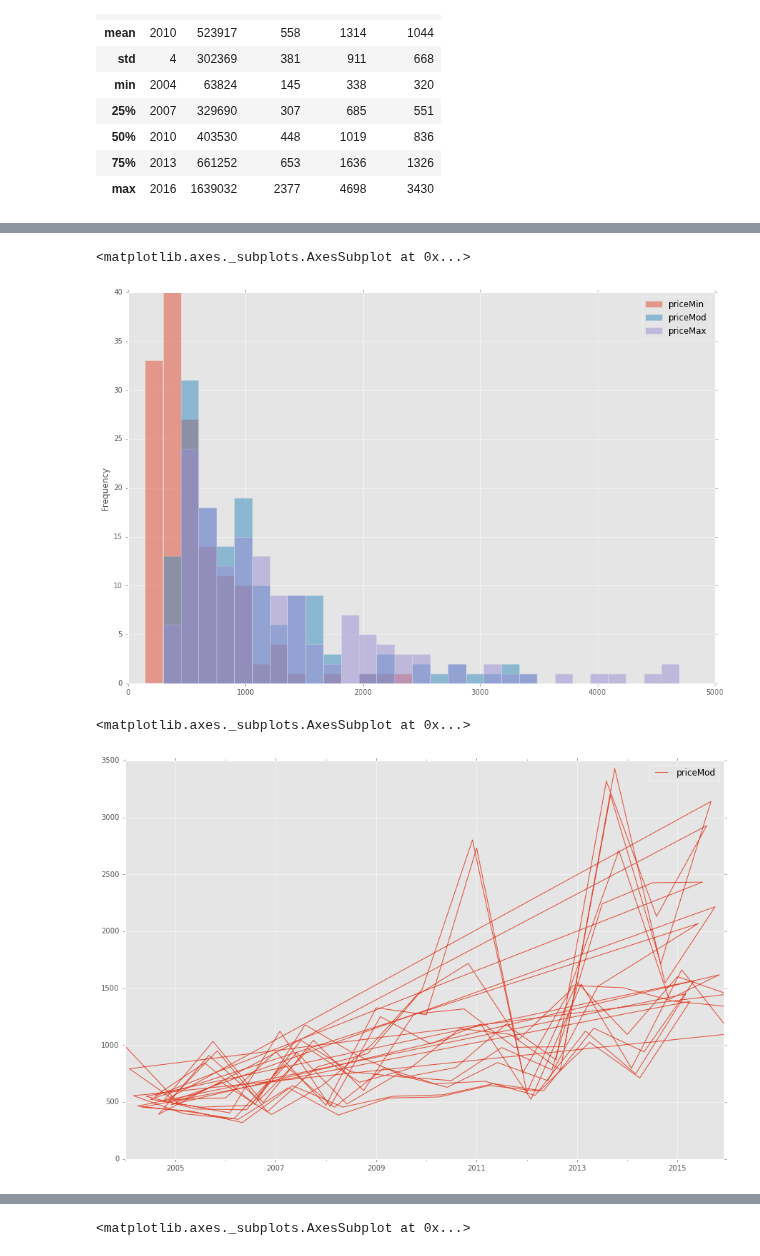
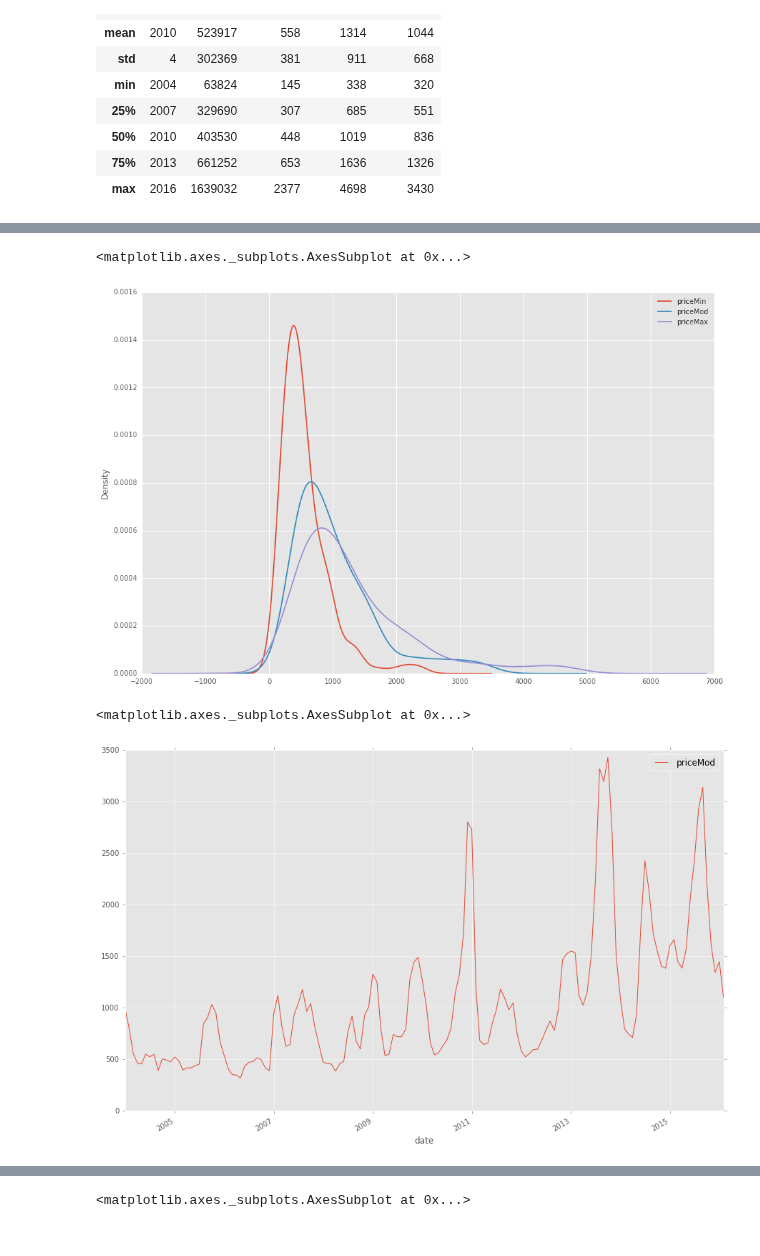
Before and after one commit to ababook/intro-python-data-science, a Jupyter notebook: onion/4-Explore.ipynb, the cells around one changed output, grey strips where cells are left out. Cells and saved outputs as stored; diff of their text form; code cells hidden in the pictures.

```diff
--- a/onion/4-Explore.ipynb
+++ b/onion/4-Explore.ipynb
@@ -159,6 +229,3 @@ df2010States.plot(kind ="bar", x = 'state', y = 'quantity')
-# %%
-# Set the Index for the Dataframe
-df.index = pd.PeriodIndex(df.date, freq='M')
 # %%
 df.head()
 # %% [output]
@@ -218,10 +286,10 @@ dfBang.plot(kind = 'hist', y = 'priceMod', bins = 30)
 # %%
-dfBang.plot(kind = 'hist', y = ['priceMin','priceMod', 'priceMax'], bins = 30, alpha = 0.5)
+dfBang.plot(kind = 'kde', y = ['priceMin', 'priceMod', 'priceMax'])
 # %% [output]
 <matplotlib.axes._subplots.AxesSubplot at 0x...>
-[figure, old version]
+[figure, new version]
 # %%
-dfBang.plot(kind = "line", y = 'priceMod')
+dfBang.plot(kind = "line", y = 'priceMod', x = "date")
 # %% [output]
 <matplotlib.axes._subplots.AxesSubplot at 0x...>
-[figure, old version]
+[figure, new version]
```
Also changed, not shown: parts of 68 cells of this notebook, 14 other files.
